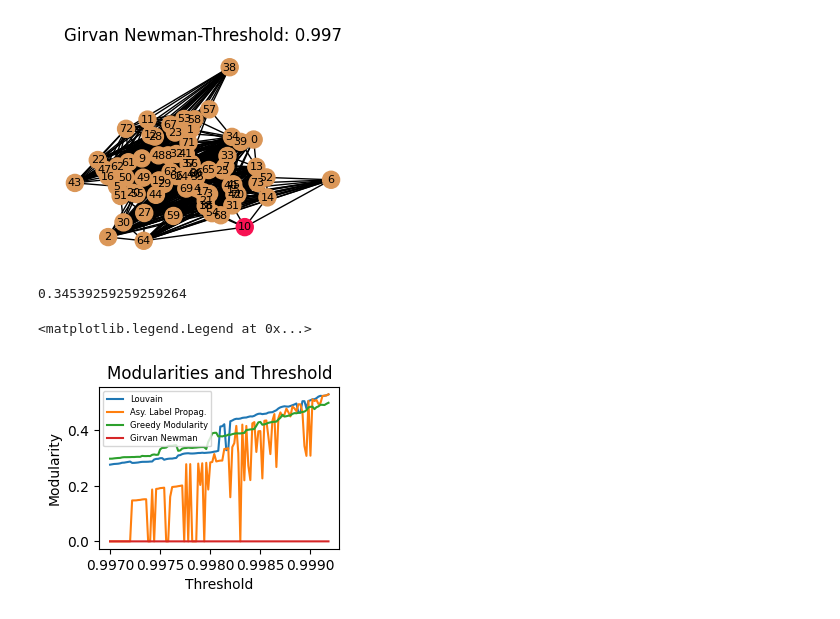
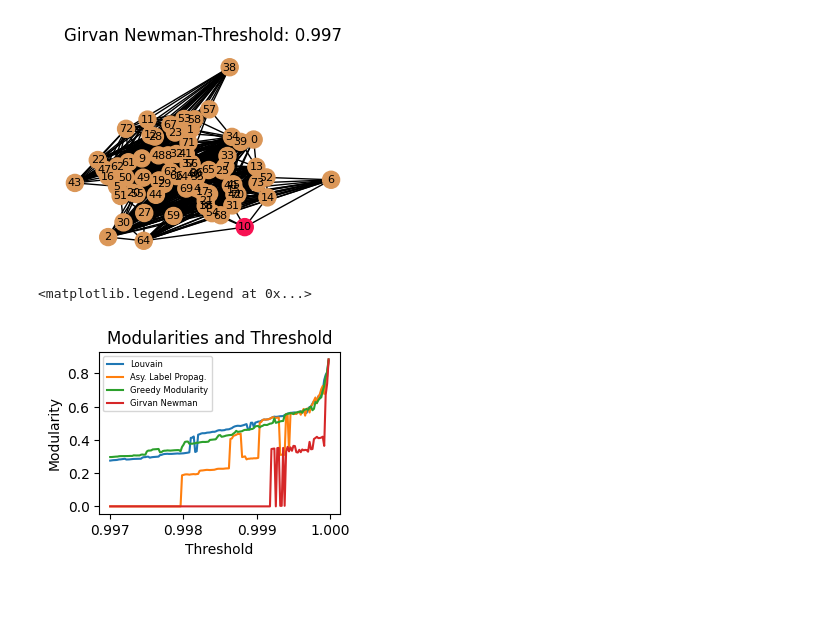
Before and after one commit to KeVulc/CS5890-Research-Project, a Jupyter notebook: nb.ipynb, the cells around one changed output. Saved outputs shown, nothing was run; the diff lists cells and outputs as text; code cells hidden in the pictures.

```diff
--- a/nb.ipynb
+++ b/nb.ipynb
@@ -190,7 +182,6 @@ def getGraphFromAdj(a):
   for coords in df.to_numpy():
     pos[i] = coords[:2]
     i += 1
-  nx.draw(g, with_labels=True, pos=pos)
   return g, pos
 
 G_9999, pos_9999 = getGraphFromAdj(A_9999)
@@ -270,26 +259,17 @@ drawCommunities(G_997, colors, algo_names, communities=communities_997, threshol
 # %%
 df_modularities = pd.DataFrame(columns=algo_names, dtype=float)
 for threshold_times_10000 in range(99700, 100000, 2):
-  threshold = threshold_times_10000 / 100000
-  A = np.ones(similarities.shape, dtype=float)
-  A[similarities < threshold] = 0
-  A = A - np.identity(74)
-  G = nx.from_numpy_array(A)
-  communities_louvain = nx_comm.louvain_communities(G, seed=SEED, resolution=.5)
-  communities_asyn_lpa = list(nx_comm.asyn_lpa_communities(G))
-  communities_greedy_modularity = [set(x) for x in nx_comm.greedy_modularity_communities(G, best_n=74)]
-  communities_girvan_newman = list([x for x in nx_comm.girvan_newman(G)][0])
-  value = nx_comm.modularity(G, communities_girvan_newman)
-  if value > 0:
-    print(value)
-    break
-  df_modularities.loc[threshold] = [
-    nx_comm.modularity(G, communities_louvain), nx_comm.modularity(G, communities_asyn_lpa),
-    nx_comm.modularity(G, communities_greedy_modularity), value
+  thresh = threshold_times_10000 / 100000
+  a = getGraph(n, sim=similarities, threshold=thresh)
+  g, pos = getGraphFromAdj(a)
+  communities = getCommunities(g, n)
+
+  df_modularities.loc[thresh] = [
+    nx_comm.modularity(g, communities[0]), nx_comm.modularity(g, communities[1]),
+    nx_comm.modularity(g, communities[2]), nx_comm.modularity(g, communities[3])
   ]
 
 df_modularities.plot.line(figsize=(figWidth, figHeight), xlabel='Threshold', ylabel='Modularity', title='Modularities and Threshold').legend(fontsize=6)
 # %% [output]
-0.34539259259259264
+<matplotlib.legend.Legend at 0x...>
-<matplotlib.legend.Legend at 0x...>
-[figure, old version]
+[figure, new version]
```
Also changed, not shown: parts of 2 cells of this notebook, 1 other file.
